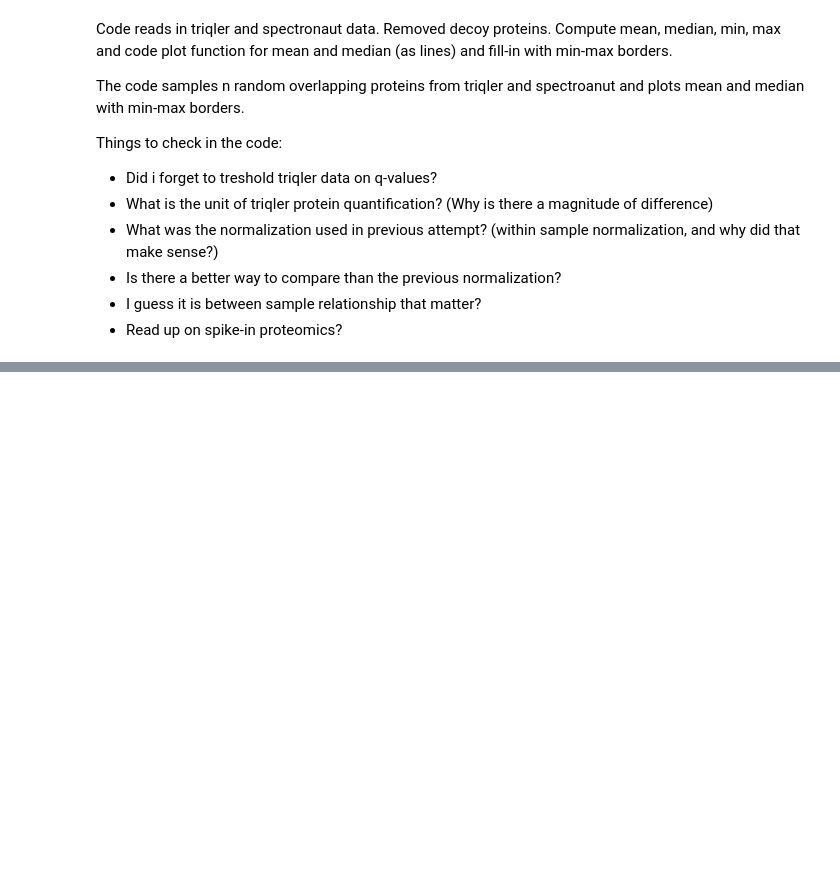
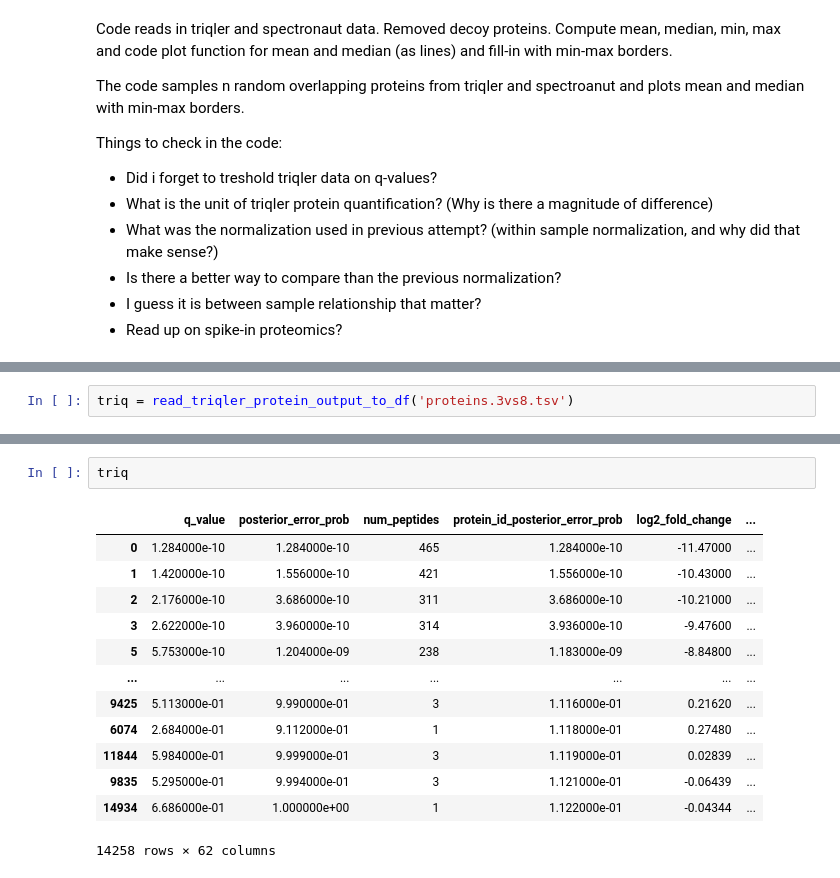
Before and after one commit to patruong/bayesMS, a Jupyter notebook: index.ipynb, the cells around one changed output, grey strips where cells are left out. Drawn from its saved outputs; the diff is of its cells as text; blank space fills up the shorter version.

```diff
--- a/index.ipynb
+++ b/index.ipynb
@@ -308,0 +361,2 @@ https://patruong.github.io/bayesProtQuant/
+# %%
+triq = read_triqler_protein_output_to_df('proteins.3vs8.tsv')
@@ -308,0 +402,16 @@ https://patruong.github.io/bayesProtQuant/
+# %%
+triq
+# %% [output]
+|  | q_value | posterior_error_prob | num_peptides | protein_id_posterior_error_prob | log2_fold_change | ... |
+| 0 | 1.284000e-10 | 1.284000e-10 | 465 | 1.284000e-10 | -11.47000 | ... |
+| 1 | 1.420000e-10 | 1.556000e-10 | 421 | 1.556000e-10 | -10.43000 | ... |
+| 2 | 2.176000e-10 | 3.686000e-10 | 311 | 3.686000e-10 | -10.21000 | ... |
+| 3 | 2.622000e-10 | 3.960000e-10 | 314 | 3.936000e-10 | -9.47600 | ... |
+| 5 | 5.753000e-10 | 1.204000e-09 | 238 | 1.183000e-09 | -8.84800 | ... |
+| ... | ... | ... | ... | ... | ... | ... |
+| 9425 | 5.113000e-01 | 9.990000e-01 | 3 | 1.116000e-01 | 0.21620 | ... |
+| 6074 | 2.684000e-01 | 9.112000e-01 | 1 | 1.118000e-01 | 0.27480 | ... |
+| 11844 | 5.984000e-01 | 9.999000e-01 | 3 | 1.119000e-01 | 0.02839 | ... |
+| 9835 | 5.295000e-01 | 9.994000e-01 | 3 | 1.121000e-01 | -0.06439 | ... |
+| 14934 | 6.686000e-01 | 1.000000e+00 | 1 | 1.122000e-01 | -0.04344 | ... |
+14258 rows × 62 columns
```
Also changed, not shown: parts of 51 cells of this notebook, 1 other file.
